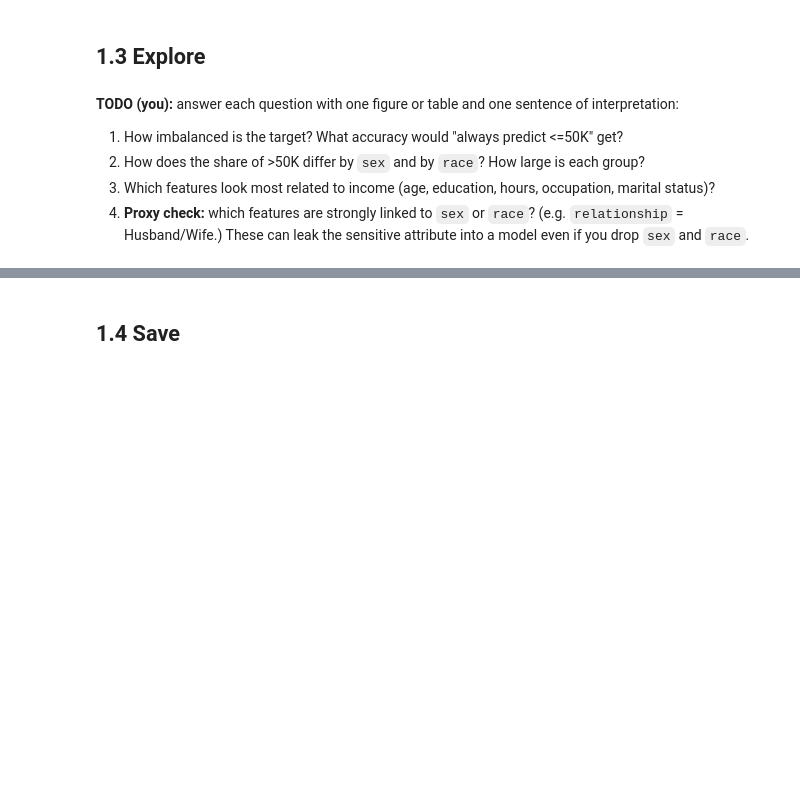
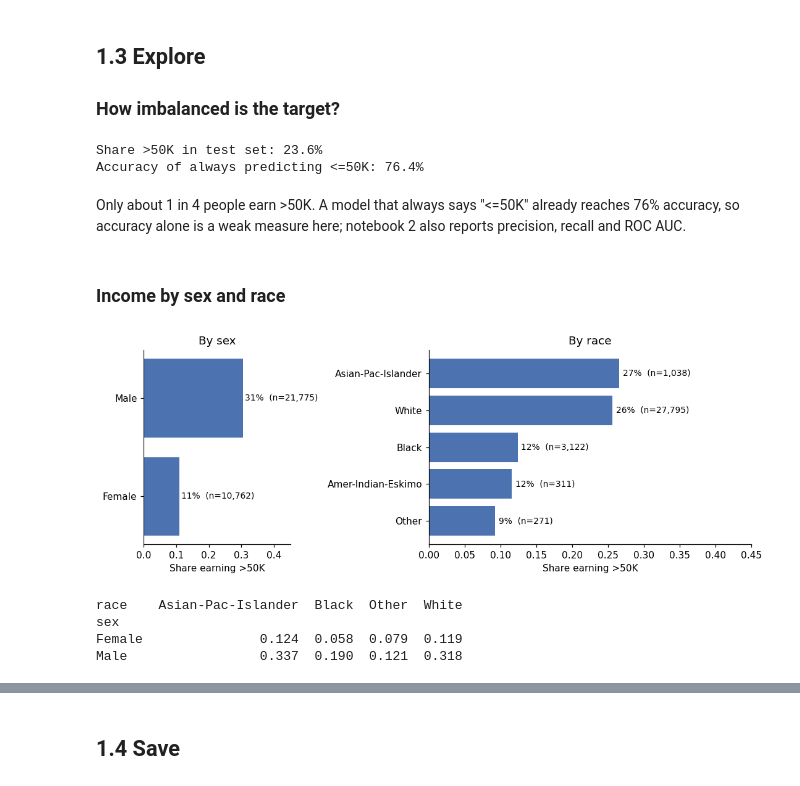
Before and after one commit to GraceChang0909/income-fairness-analysis, a Jupyter notebook: notebooks/01_data_cleaning_eda.ipynb, the cells around one changed output, grey strips where cells are left out. Cells and saved outputs as stored; diff of their text form; code cells hidden in the pictures; blank space fills up the shorter version.

Commit message:
Complete analysis: cleaning, from-scratch model, fairness audit and mitigation
Co-Authored-By: Claude Opus 5.5 <noreply@anthropic.com>

```diff
--- a/notebooks/01_data_cleaning_eda.ipynb
+++ b/notebooks/01_data_cleaning_eda.ipynb
@@ -16,7 +16,14 @@ from pathlib import Path
 RAW = Path("../data/raw")
 PROCESSED = Path("../data/processed")
 FIGURES = Path("../figures")
+plt.rcParams.update({"figure.dpi": 110, "axes.spines.top": False, "axes.spines.right": False})
 
 COLUMNS = ["age", "workclass", "fnlwgt", "education", "education-num", "marital-status",
            "occupation", "relationship", "race", "sex", "capital-gain", "capital-loss",
            "hours-per-week", "native-country", "income"]
+
+read = dict(names=COLUMNS, skipinitialspace=True, na_values="?")
+df_train = pd.read_csv(RAW / "adult.data", **read)
+df_test = pd.read_csv(RAW / "adult.test", skiprows=1, **read)
+print("train:", df_train.shape, " test:", df_test.shape)
+df_train.head()
@@ -33,0 +50,4 @@ COLUMNS = ["age", "workclass", "fnlwgt", "education", "education-num", "marital-
+# %%
+n_dup = df_train.duplicated().sum()
+print(f"Exact duplicate rows in train: {n_dup} ({n_dup / len(df_train):.2%})")
+df_train = df_train.drop_duplicates().reset_index(drop=True)
@@ -33,0 +60,10 @@ COLUMNS = ["age", "workclass", "fnlwgt", "education", "education-num", "marital-
+# %%
+missing = df_train.isna().sum()
+print(missing[missing > 0])
+print()
+for col in ["workclass", "occupation", "native-country"]:
+    rate_missing = df_train.loc[df_train[col].isna(), "income"].mean()
+    rate_present = df_train.loc[df_train[col].notna(), "income"].mean()
+    print(f"{col:15s}  share >50K when missing: {rate_missing:.3f}   when present: {rate_present:.3f}")
+print("\nRows missing workclass that also miss occupation:",
+      (df_train["workclass"].isna() & df_train["occupation"].isna()).sum())
@@ -34,8 +109,36 @@ COLUMNS = ["age", "workclass", "fnlwgt", "education", "education-num", "marital-
 # %% [markdown]
 ## 1.3 Explore
+### How imbalanced is the target?
-# %% [markdown]
-**TODO (you):** answer each question with one figure or table and one sentence of interpretation:
-1. How imbalanced is the target? What accuracy would "always predict <=50K" get?
-2. How does the share of >50K differ by `sex` and by `race`? How large is each group?
-3. Which features look most related to income (age, education, hours, occupation, marital status)?
-4. **Proxy check:** which features are strongly linked to `sex` or `race`? (e.g. `relationship` = Husband/Wife.) These can leak the sensitive attribute into a model even if you drop `sex` and `race`.
+# %%
+base = df_test["income"].mean()
+print(f"Share >50K in test set: {base:.1%}")
+print(f"Accuracy of always predicting <=50K: {1 - base:.1%}")
+# %% [output]
+Share >50K in test set: 23.6%
+Accuracy of always predicting <=50K: 76.4%
+# %% [markdown]
+Only about 1 in 4 people earn >50K. A model that always says "<=50K" already reaches 76% accuracy, so accuracy alone is a weak measure here; notebook 2 also reports precision, recall and ROC AUC.
+# %% [markdown]
+### Income by sex and race
+# %%
+fig, axes = plt.subplots(1, 2, figsize=(10, 3.8), gridspec_kw={"width_ratios": [1, 2.2]})
+for ax, col in zip(axes, ["sex", "race"]):
+    stats = df_train.groupby(col)["income"].agg(["mean", "size"]).sort_values("mean")
+    ax.barh(stats.index, stats["mean"], color="#4C72B0")
+    for i, (m, n) in enumerate(zip(stats["mean"], stats["size"])):
+        ax.text(m + 0.005, i, f"{m:.0%}  (n={n:,})", va="center", fontsize=9)
+    ax.set_xlim(0, 0.45)
+    ax.set_xlabel("Share earning >50K")
+    ax.set_title(f"By {col}")
+plt.tight_layout()
+plt.savefig(FIGURES / "income_by_group.png", bbox_inches="tight")
+plt.show()
+
+print(pd.crosstab([df_train["sex"]], df_train["race"].where(df_train["race"].isin(["White", "Black", "Asian-Pac-Islander"]), "Other"),
+                  values=df_train["income"], aggfunc="mean").round(3))
+# %% [output]
+[figure, added]
+race    Asian-Pac-Islander  Black  Other  White
+sex
+Female               0.124  0.058  0.079  0.119
+Male                 0.337  0.190  0.121  0.318
```
Also changed, not shown: parts of 30 cells of this notebook, 13 other files.
